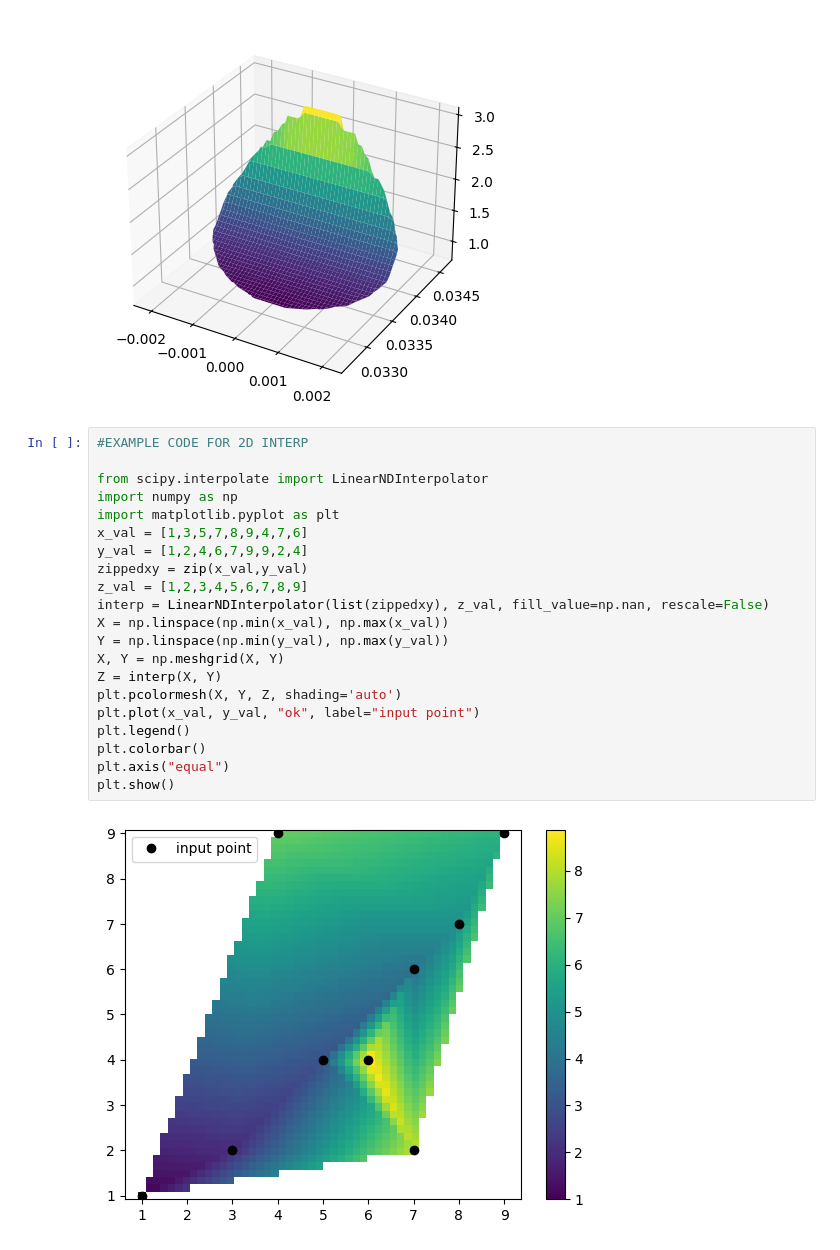
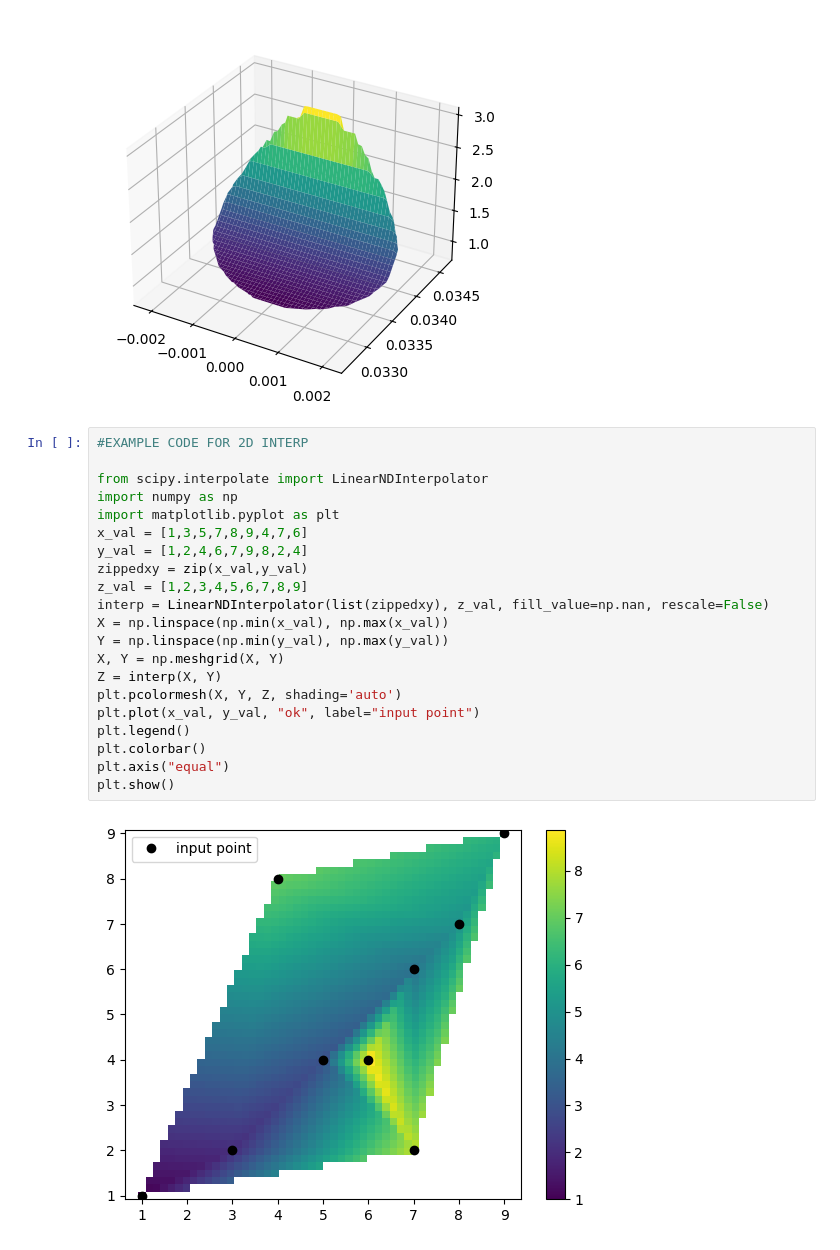
Before and after one commit to Schaeffer-Lab/Dec-2024-Shock-Data, a Jupyter notebook: particle_tracker_flux_density.ipynb, the cells around one changed output. Cells and saved outputs as stored; diff of their text form.

```diff
--- a/particle_tracker_flux_density.ipynb
+++ b/particle_tracker_flux_density.ipynb
@@ -699,23 +707,23 @@ nan
 # %%
 #EXAMPLE CODE FOR 2D INTERP
 
 from scipy.interpolate import LinearNDInterpolator
 import numpy as np
 import matplotlib.pyplot as plt
 x_val = [1,3,5,7,8,9,4,7,6]
-y_val = [1,2,4,6,7,9,9,2,4]
+y_val = [1,2,4,6,7,9,8,2,4]
 zippedxy = zip(x_val,y_val)
 z_val = [1,2,3,4,5,6,7,8,9]
 interp = LinearNDInterpolator(list(zippedxy), z_val, fill_value=np.nan, rescale=False)
 X = np.linspace(np.min(x_val), np.max(x_val))
 Y = np.linspace(np.min(y_val), np.max(y_val))
 X, Y = np.meshgrid(X, Y)
 Z = interp(X, Y)
 plt.pcolormesh(X, Y, Z, shading='auto')
 plt.plot(x_val, y_val, "ok", label="input point")
 plt.legend()
 plt.colorbar()
 plt.axis("equal")
 plt.show()
 # %% [output]
-[figure, old version]
+[figure, new version]
```
Also changed, not shown: parts of 1 cell of this notebook.
